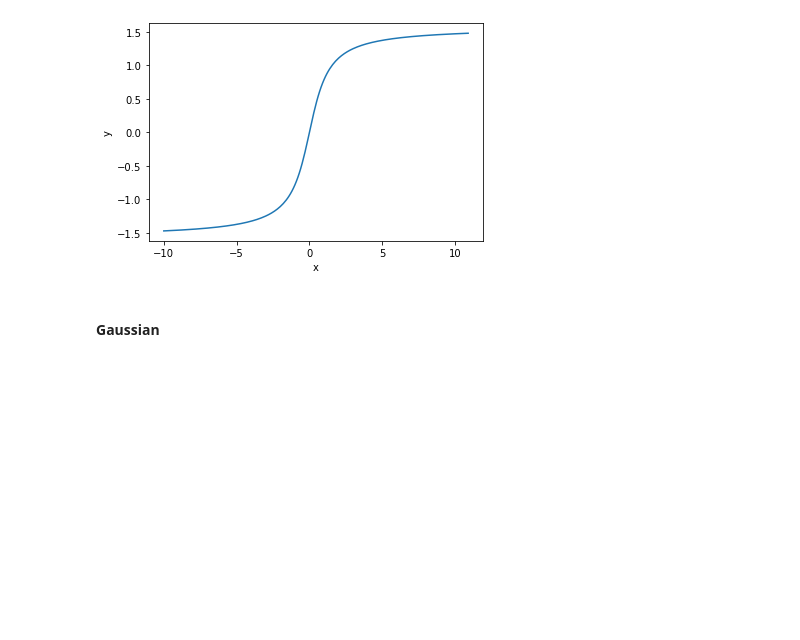
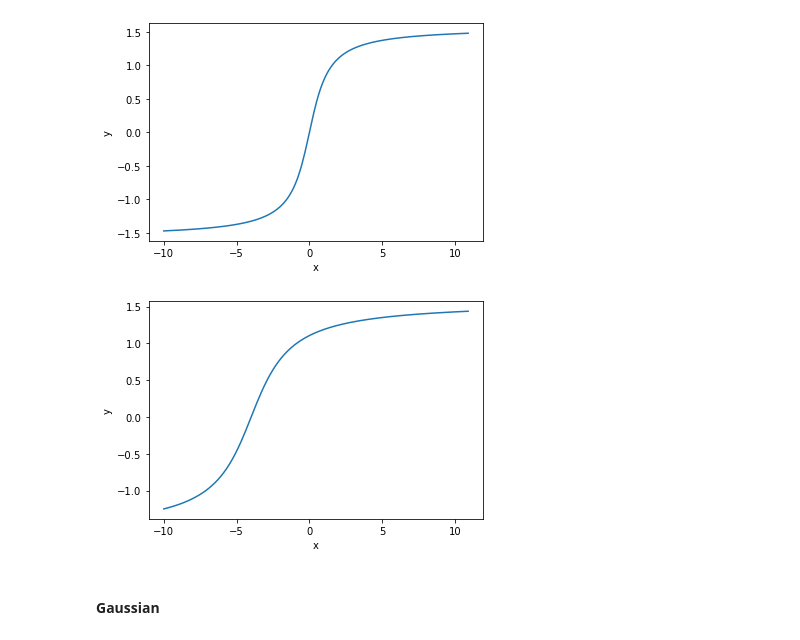
Before and after one commit to Vitomir84/Mathematical_research, a Jupyter notebook: Activation functions.ipynb, the cells around one changed output. Saved outputs shown, nothing was run; the diff lists cells and outputs as text; code cells hidden in the pictures; blank space fills up the shorter version.

```diff
--- a/Activation functions.ipynb
+++ b/Activation functions.ipynb
@@ -54,6 +55,15 @@ plt.xlabel('x')
 plt.ylabel('y');
 # %% [output]
 [figure]
+# %%
+# with parameters
+psi = np.dot(x, W0) + b0
+y = np.arctan(psi)
+plt.plot(x, y)
+plt.xlabel('x')
+plt.ylabel('y');
+# %% [output]
+[figure, added]
 # %% [markdown]
 #### Gaussian
 # %%
```
Also changed, not shown: parts of 5 cells of this notebook.
